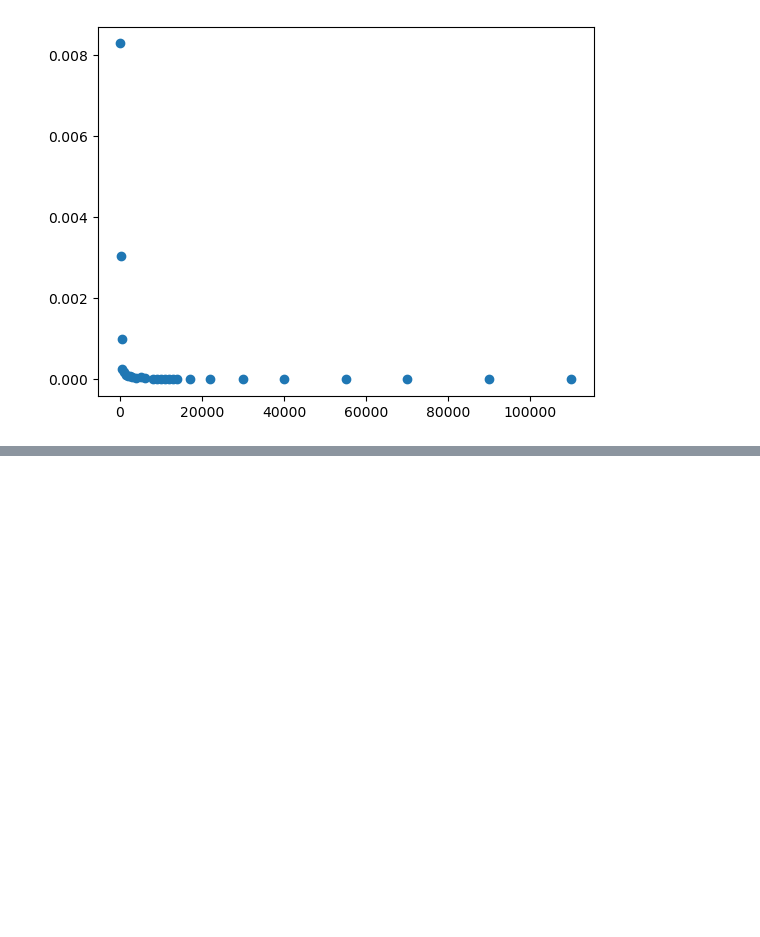
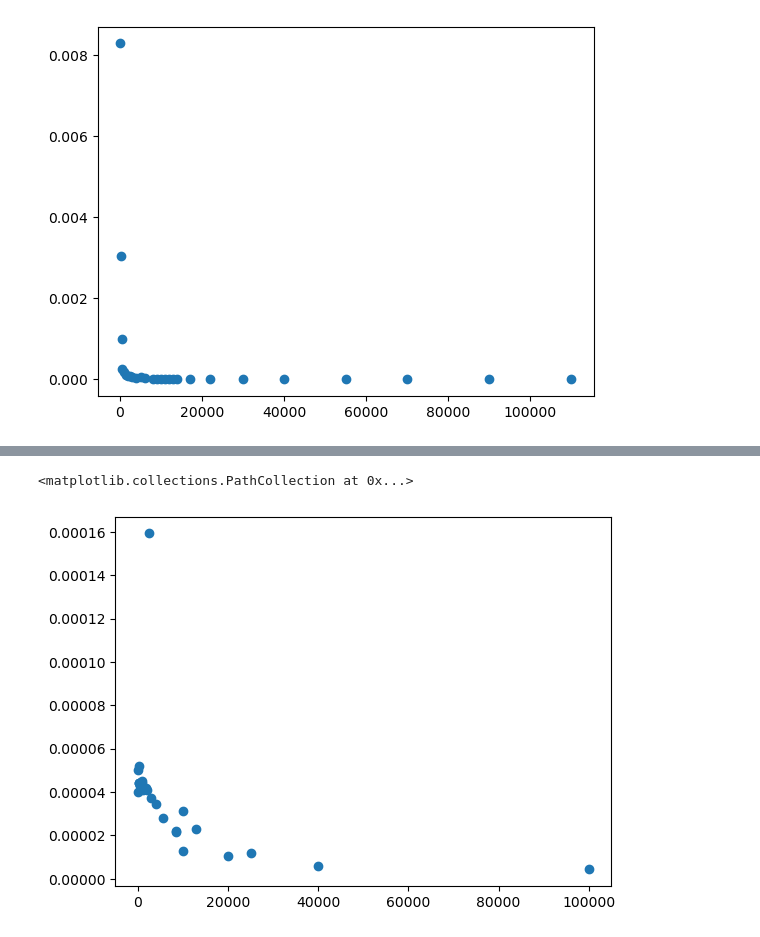
Before and after one commit to Yedi278/Lab2, a Jupyter notebook: Circuiti_3/RC.ipynb, the cells around one changed output, grey strips where cells are left out. Saved outputs shown, nothing was run; the diff lists cells and outputs as text; code cells hidden in the pictures; blank space fills up the shorter version.

```diff
--- a/Circuiti_3/RC.ipynb
+++ b/Circuiti_3/RC.ipynb
@@ -66,0 +101,5 @@ plt.scatter(freqs,fases)
+# %%
+plt.scatter(freqs,fases)
+# %% [output]
+<matplotlib.collections.PathCollection at 0x...>
+[figure, added]
```
Also changed, not shown: parts of 4 cells of this notebook.
